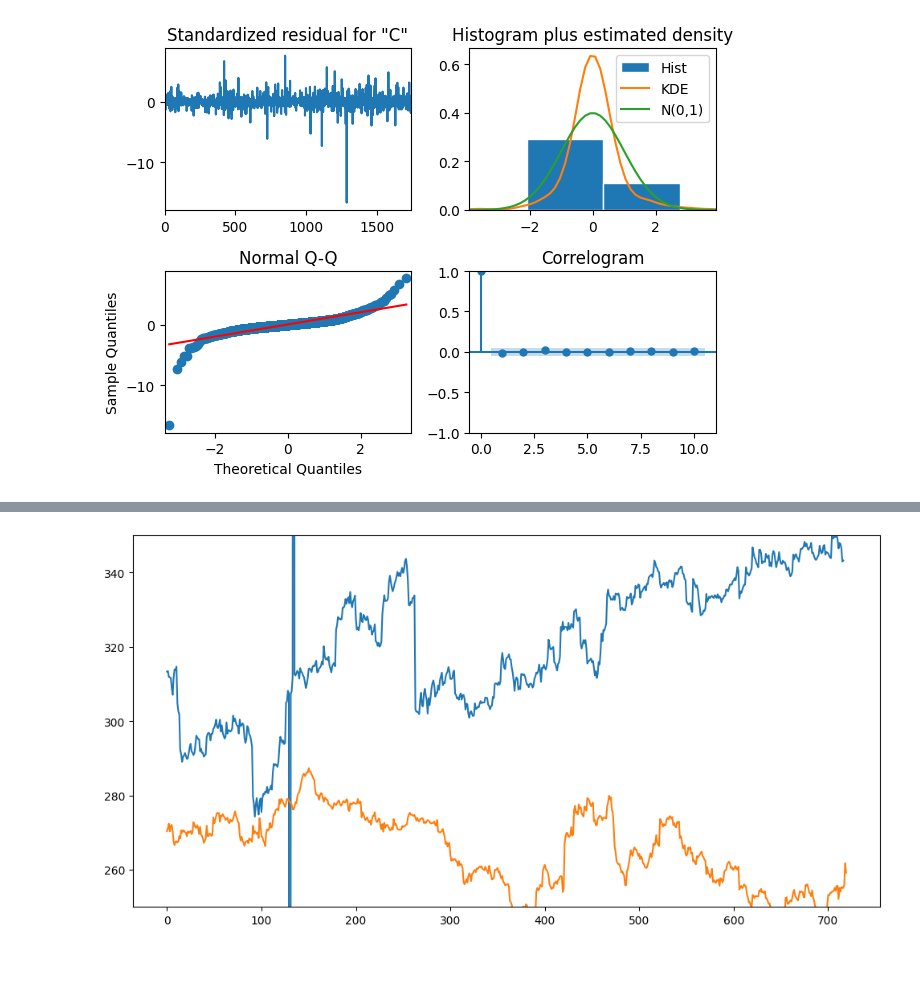
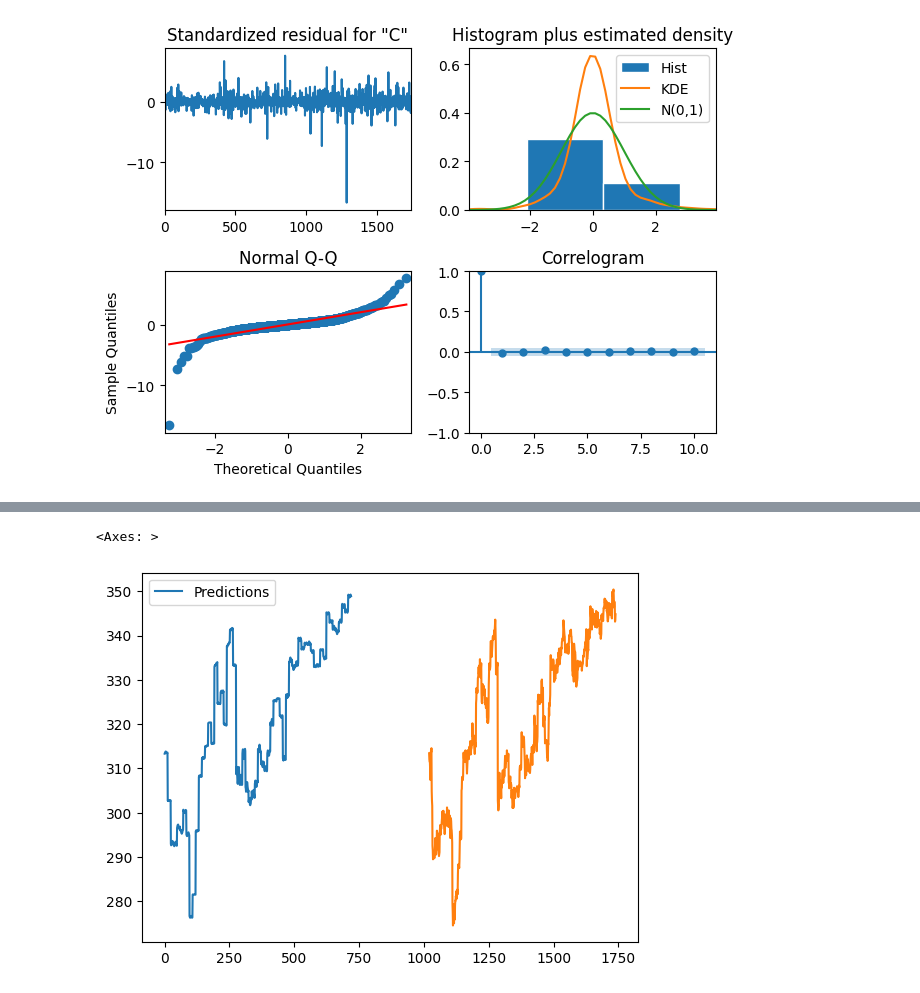
Before and after one commit to lewinskie254/stock-market-prediction, a Jupyter notebook: predict_stock_prices.ipynb, the cells around one changed output, grey strips where cells are left out. Drawn from its saved outputs; the diff is of its cells as text; code cells hidden in the pictures; blank space fills up the shorter version.

```diff
--- a/predict_stock_prices.ipynb
+++ b/predict_stock_prices.ipynb
@@ -149,6 +149,6 @@ train_length = len(hist) - horizon
 order = (4, 1, 4)
 df = hist['Close']
 df = df.reset_index(drop=True)
-window = 1
+window = 12
 # %%
 preds = trainARIMA(df, order, horizon, train_length, window)
@@ -158,0 +171,6 @@ Failed for order (4, 1, 4): LU decomposition error.
+# %%
+preds.plot()
+df[-720:].plot()
+# %% [output]
+<Axes: >
+[figure, added]
@@ -159,8 +183,13 @@ Failed for order (4, 1, 4): LU decomposition error.
 # %%
-fig, ax = plt.subplots(figsize=(12, 6))
-ax.plot(preds)
-ax.plot(df[:720])
-ax.set_ylim(250, 350)
-plt.show()
+def plot_preds(df, frequency):
+  fig, ax = plt.subplots(figsize=(12, 6))
+  ax.plot(df['Predictions'], label='predictions')
+  ax.plot(df['Close'], label='actual')
+  ax.set_ylim(250, 350)
+  ax.set_xlim(1000, len(df))
+  ax.set_xlabel("Timesteps")
+  ax.set_ylabel(" Price in $")
+  ax.set_title(f"ARIMA Apple Stock Price {frequency}")
+  plt.tight_layout()
+  ax.legend()
+  plt.show()
-# %% [output]
-[figure, removed]
```
Also changed, not shown: parts of 15 cells of this notebook.
